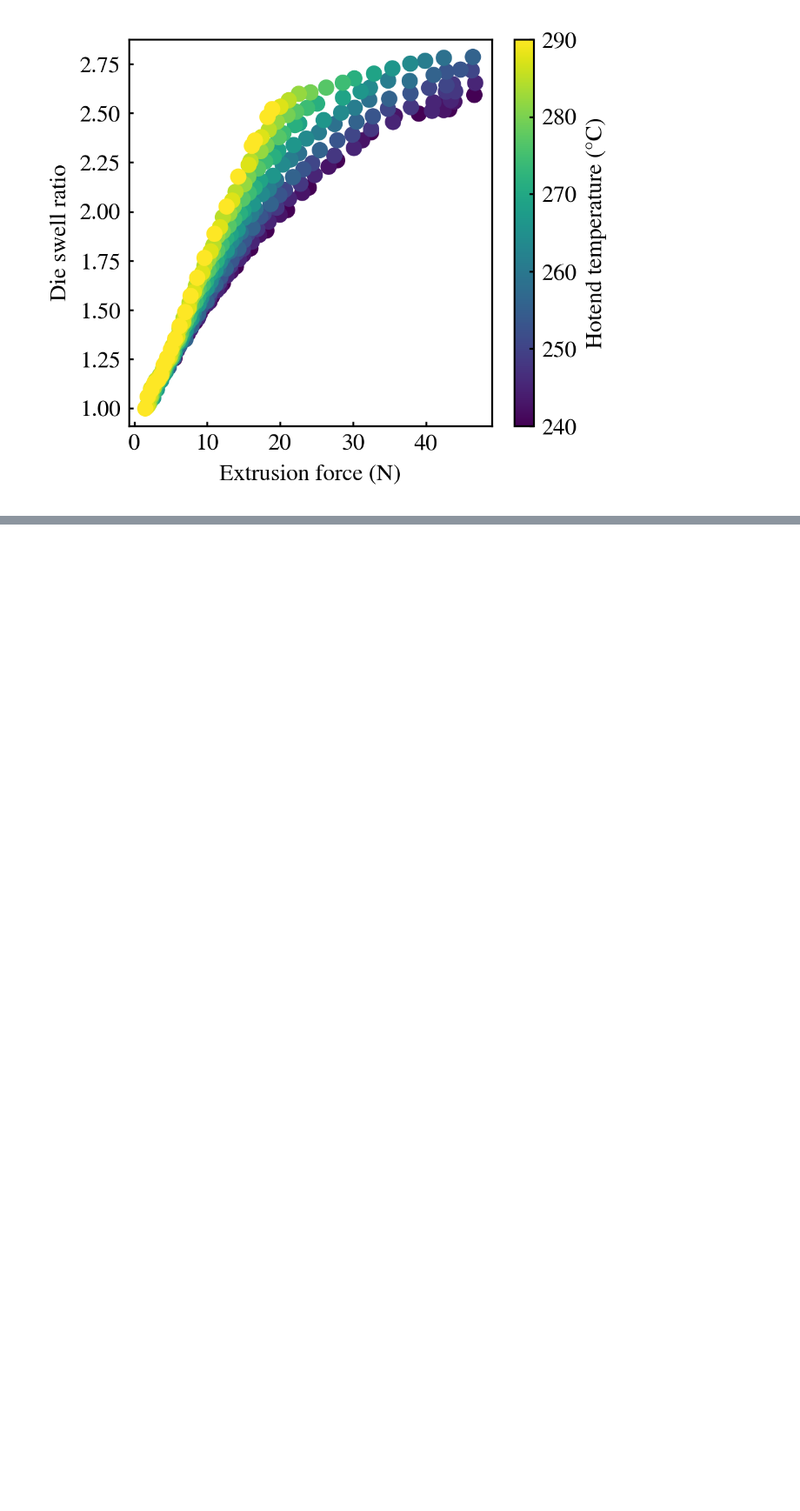
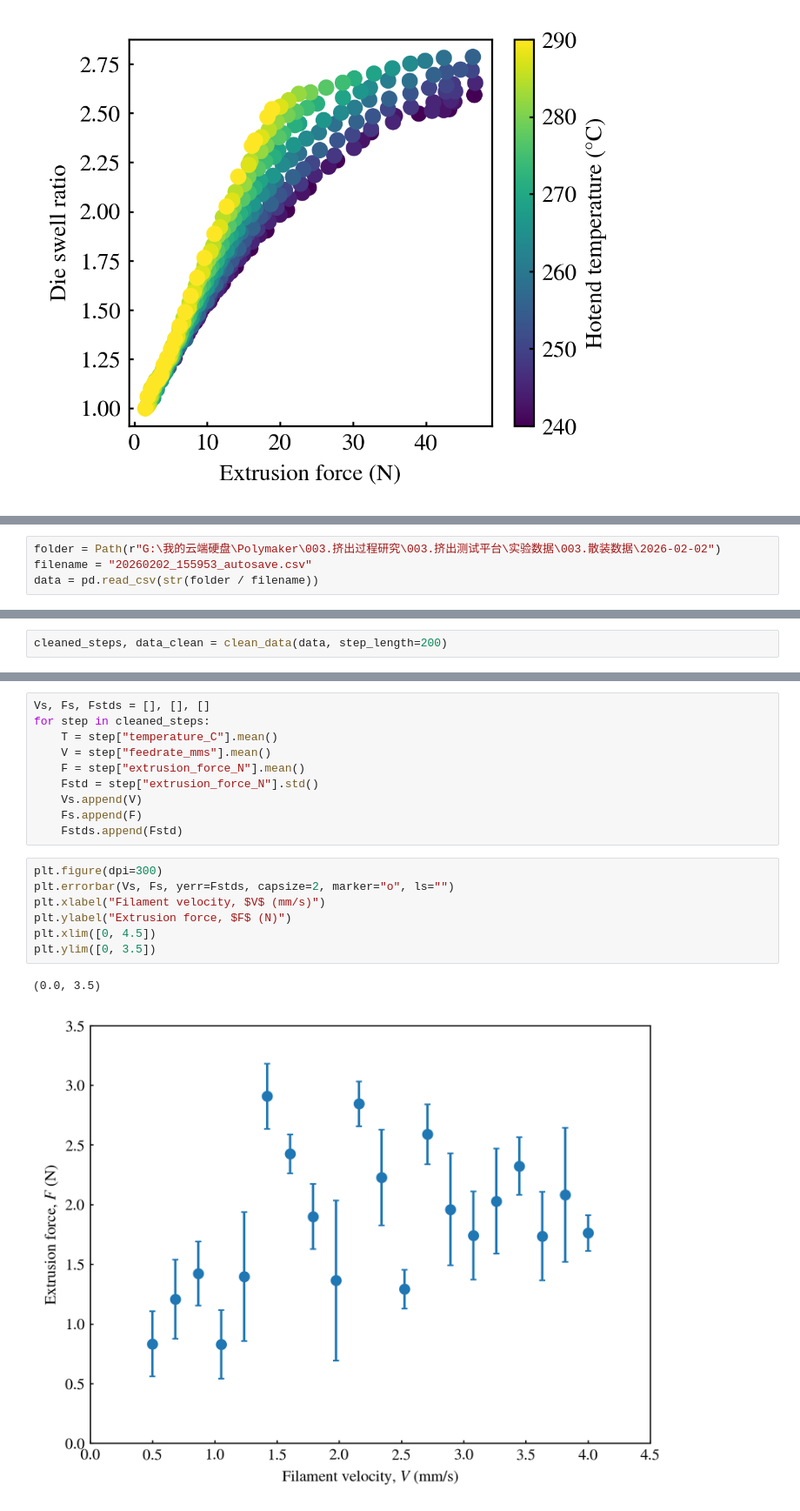
Before and after one commit to ZLoverty/ETP, a Jupyter notebook: Code/extrusion_force.ipynb, the cells around one changed output, grey strips where cells are left out. Shown at 87% size. Drawn from its saved outputs; the diff is of its cells as text; blank space fills up the shorter version.

Commit message:
TPU data

```diff
--- a/Code/extrusion_force.ipynb
+++ b/Code/extrusion_force.ipynb
@@ -976,0 +979,4 @@ Text(0, 0.5, 'Die swell ratio')
+# %%
+folder = Path(r"G:\我的云端硬盘\Polymaker\003.挤出过程研究\003.挤出测试平台\实验数据\003.散装数据\2026-02-02")
+filename = "20260202_155953_autosave.csv"
+data = pd.read_csv(str(folder / filename))
@@ -976,0 +992,2 @@ Text(0, 0.5, 'Die swell ratio')
+# %%
+cleaned_steps, data_clean = clean_data(data, step_length=200)
@@ -976,0 +1016,20 @@ Text(0, 0.5, 'Die swell ratio')
+# %%
+Vs, Fs, Fstds = [], [], []
+for step in cleaned_steps:
+    T = step["temperature_C"].mean()
+    V = step["feedrate_mms"].mean()
+    F = step["extrusion_force_N"].mean()
+    Fstd = step["extrusion_force_N"].std()
+    Vs.append(V)
+    Fs.append(F)
+    Fstds.append(Fstd)
+# %%
+plt.figure(dpi=300)
+plt.errorbar(Vs, Fs, yerr=Fstds, capsize=2, marker="o", ls="")
+plt.xlabel("Filament velocity, $V$ (mm/s)")
+plt.ylabel("Extrusion force, $F$ (N)")
+plt.xlim([0, 4.5])
+plt.ylim([0, 3.5])
+# %% [output]
+(0.0, 3.5)
+[figure, added]
```
Also changed, not shown: parts of 3 cells of this notebook, 1 other file.
